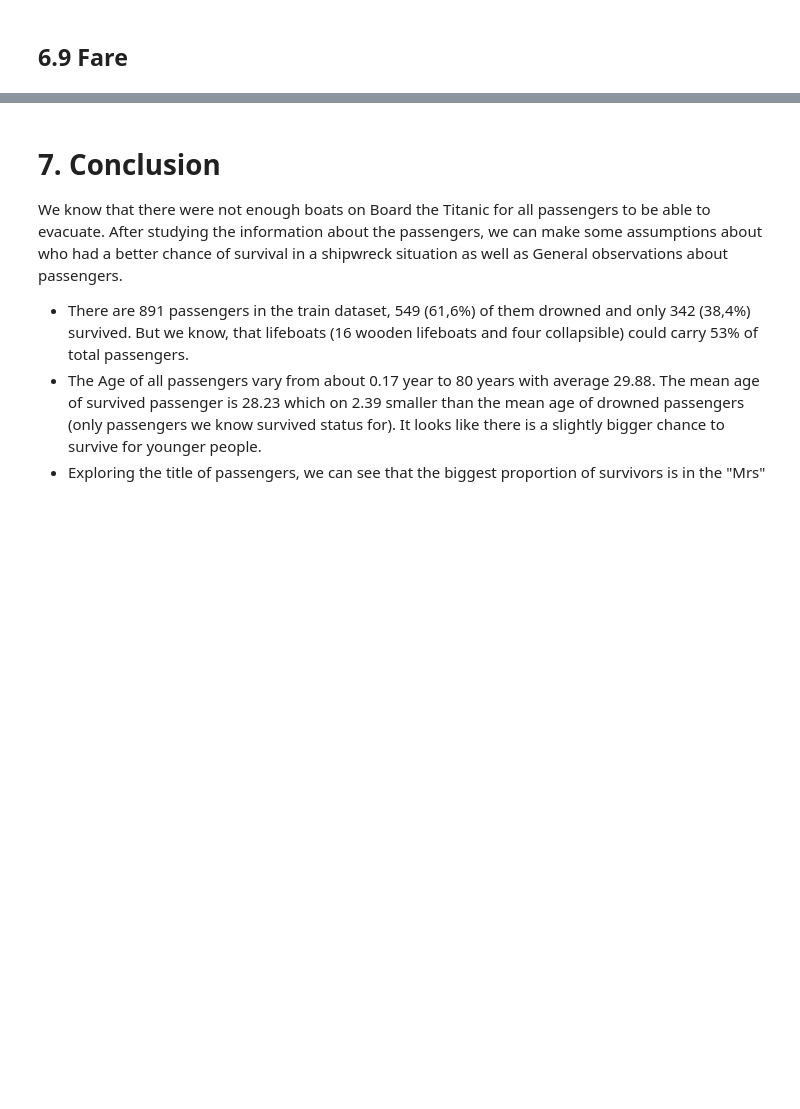
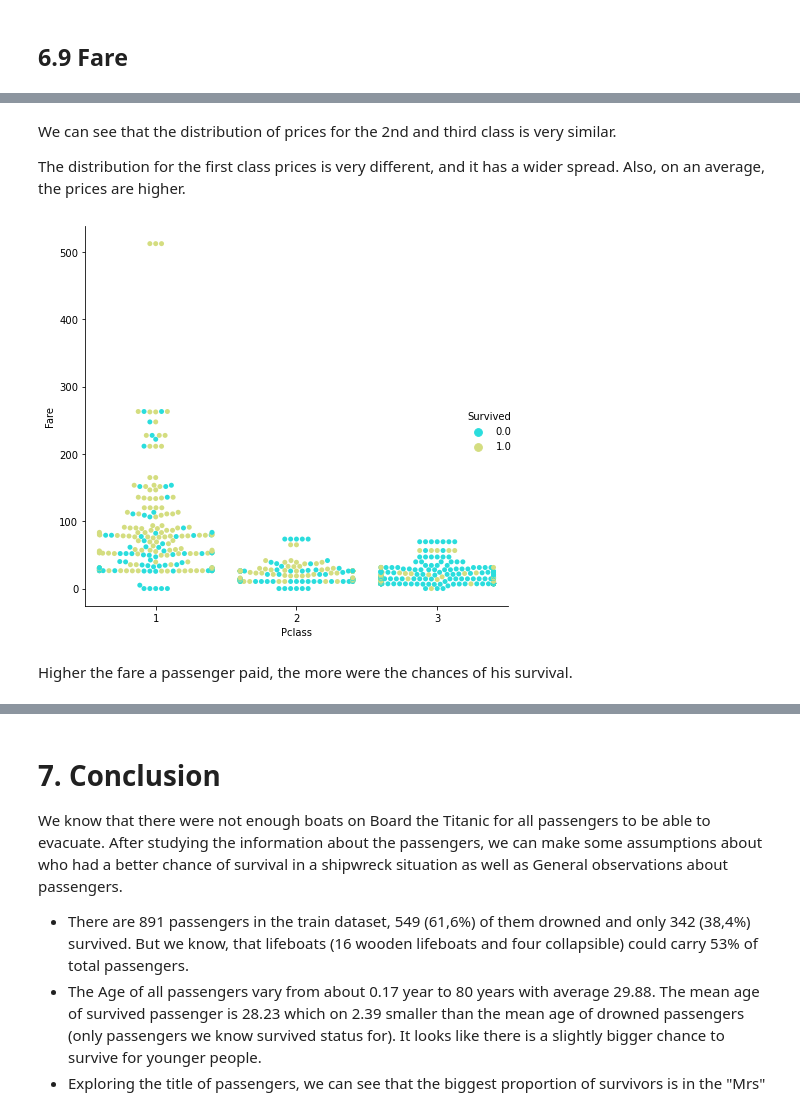
Before and after one commit to ReneValenzuela/AI-ML-Batch2, a Jupyter notebook: LU___titanic_eda_tutorial_with_seaborn___Learners_15_Jan_2021.ipynb, the cells around one changed output, grey strips where cells are left out. Drawn from its saved outputs; the diff is of its cells as text; code cells hidden in the pictures; blank space fills up the shorter version.

```diff
--- a/LU___titanic_eda_tutorial_with_seaborn___Learners_15_Jan_2021.ipynb
+++ b/LU___titanic_eda_tutorial_with_seaborn___Learners_15_Jan_2021.ipynb
@@ -1131,2 +1320,14 @@ plt.tight_layout()
+# %% [markdown]
+We can see that the distribution of prices for the 2nd and third class is very similar.
+
+The distribution for the first class prices is very different, and it has a wider spread. Also, on an average, the prices are higher.
+# %%
+sns.catplot(x="Pclass", y="Fare", hue='Survived', kind="swarm", data=all_data, palette='rainbow', height = 6)
+
+plt.tight_layout();
+# %% [output]
+[figure, added]
+# %% [markdown]
+Higher the fare a passenger paid, the more were the chances of his survival.
 # %%
 all_data[all_data['Fare'] == min(all_data['Fare'])]
```
Also changed, not shown: parts of 70 cells of this notebook.
